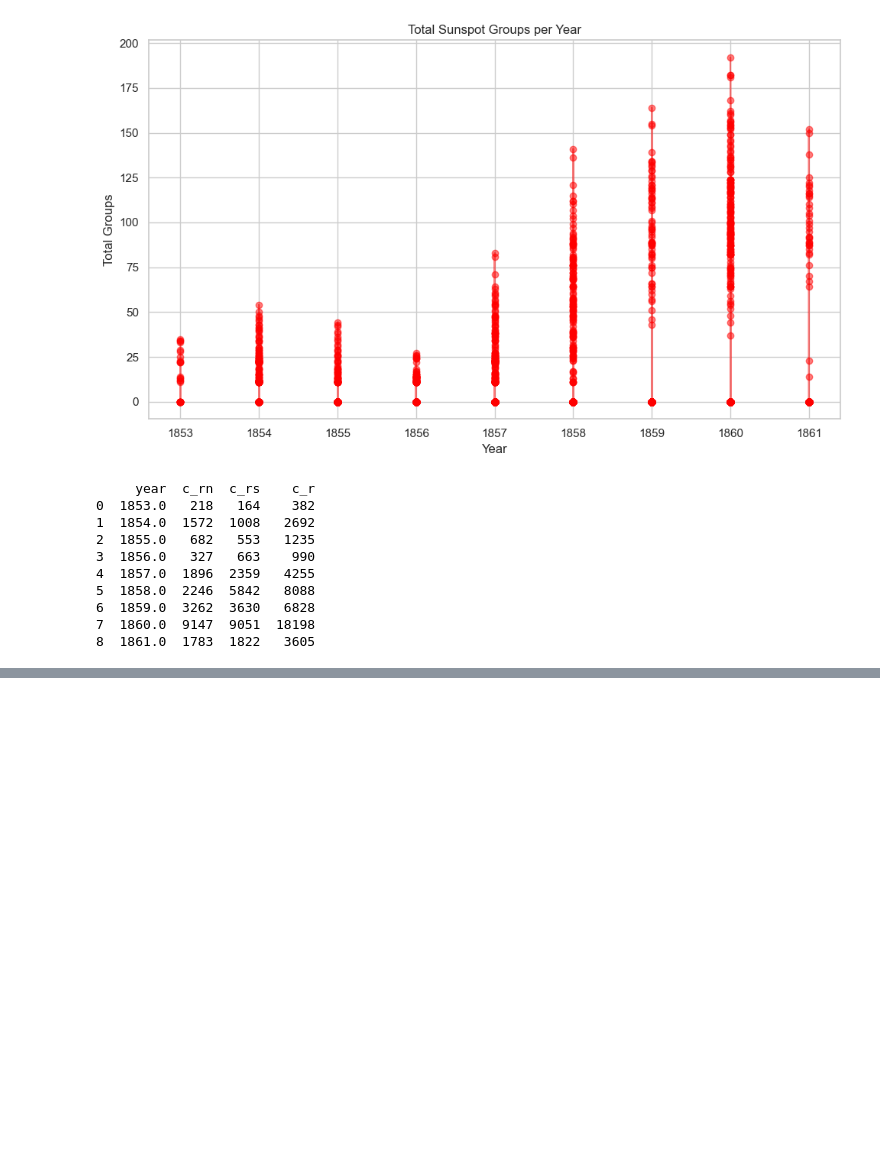
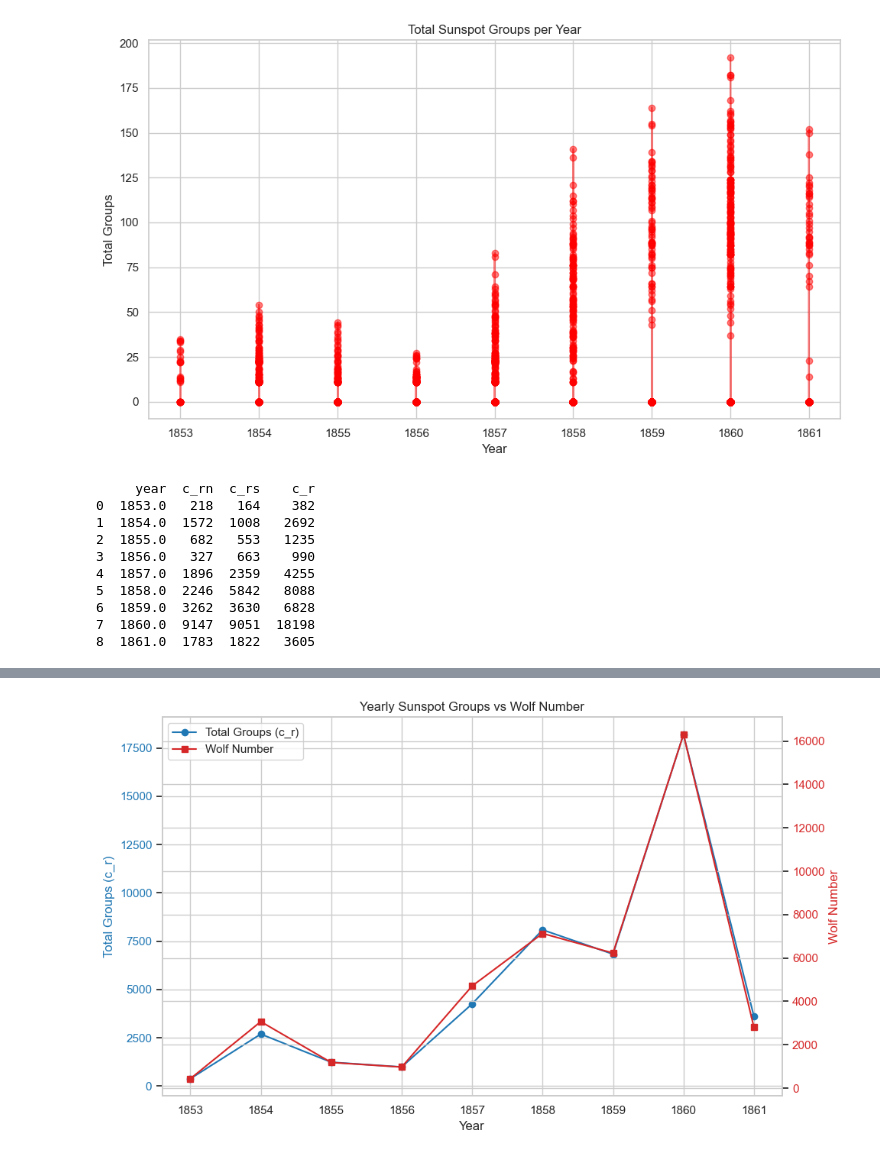
Before and after one commit to QubitShifter/JupiterLab, a Jupyter notebook: 00.ExamProject/SolarData.ipynb, the cells around one changed output, grey strips where cells are left out. Drawn from its saved outputs; the diff is of its cells as text; code cells hidden in the pictures; blank space fills up the shorter version.

```diff
--- a/00.ExamProject/SolarData.ipynb
+++ b/00.ExamProject/SolarData.ipynb
@@ -656,3 +658,5 @@ solarData.columns
 Index(['date', 'no', 'n_s', 'c_rn', 'c_rs', 'c_r', 'wolf', 'notes',
        'date_original', 'invalid_date', 'year'],
       dtype='object')
+# %%
+solarData_fullDataSet = solarData.copy()
@@ -658,0 +669,7 @@ Index(['date', 'no', 'n_s', 'c_rn', 'c_rs', 'c_r', 'wolf', 'notes',
+# %%
+solarData_annual = (
+    solarData_fullDataSet
+    .groupby('year')
+    .sum(numeric_only=True)
+    .reset_index()
+)
@@ -659,5 +689,6 @@ Index(['date', 'no', 'n_s', 'c_rn', 'c_rs', 'c_r', 'wolf', 'notes',
 # %%
-sunSpot_groups = solarData.groupby('year')[['c_rn', 'c_rs', 'c_r']].sum().reset_index()
+#sunSpot_groups = solarData.groupby('year')[['c_rn', 'c_rs', 'c_r']].sum().reset_index()
+sunSpot_groups = solarData_annual.groupby('year')[['c_rn', 'c_rs', 'c_r', 'wolf']].sum().reset_index()
 # %%
 print(sunSpot_groups)
 # %% [output]
@@ -774,0 +817,32 @@ KeyError: 'year'
+# %%
+def plot_wolf_vs_cr(data):
+    fig, ax1 = plt.subplots(figsize=(10, 6))
+
+    # Plot total groups (c_r) on left y-axis
+    ax1.set_xlabel("Year")
+    ax1.set_ylabel("Total Groups (c_r)", color="tab:blue")
+    ax1.plot(data['year'], data['c_r'], color="tab:blue", marker='o', label="Total Groups (c_r)")
+    ax1.tick_params(axis='y', labelcolor="tab:blue")
+
+    # Second y-axis for Wolf numbers
+    ax2 = ax1.twinx()
+    ax2.set_ylabel("Wolf Number", color="tab:red")
+    ax2.plot(data['year'], data['wolf'], color="tab:red", marker='s', label="Wolf Number")
+    ax2.tick_params(axis='y', labelcolor="tab:red")
+
+    # Titles & legends
+    plt.title("Yearly Sunspot Groups vs Wolf Number")
+    fig.tight_layout()
+
+    # Combine legends
+    lines1, labels1 = ax1.get_legend_handles_labels()
+    lines2, labels2 = ax2.get_legend_handles_labels()
+    ax1.legend(lines1 + lines2, labels1 + labels2, loc="upper left")
+
+    plt.grid(True, which='both', axis='x', linestyle='--', alpha=0.6)
+    plt.show()
+
+# Run it
+plot_wolf_vs_cr(sunSpot_groups)
+# %% [output]
+[figure, added]
```
Also changed, not shown: parts of 17 cells of this notebook.
